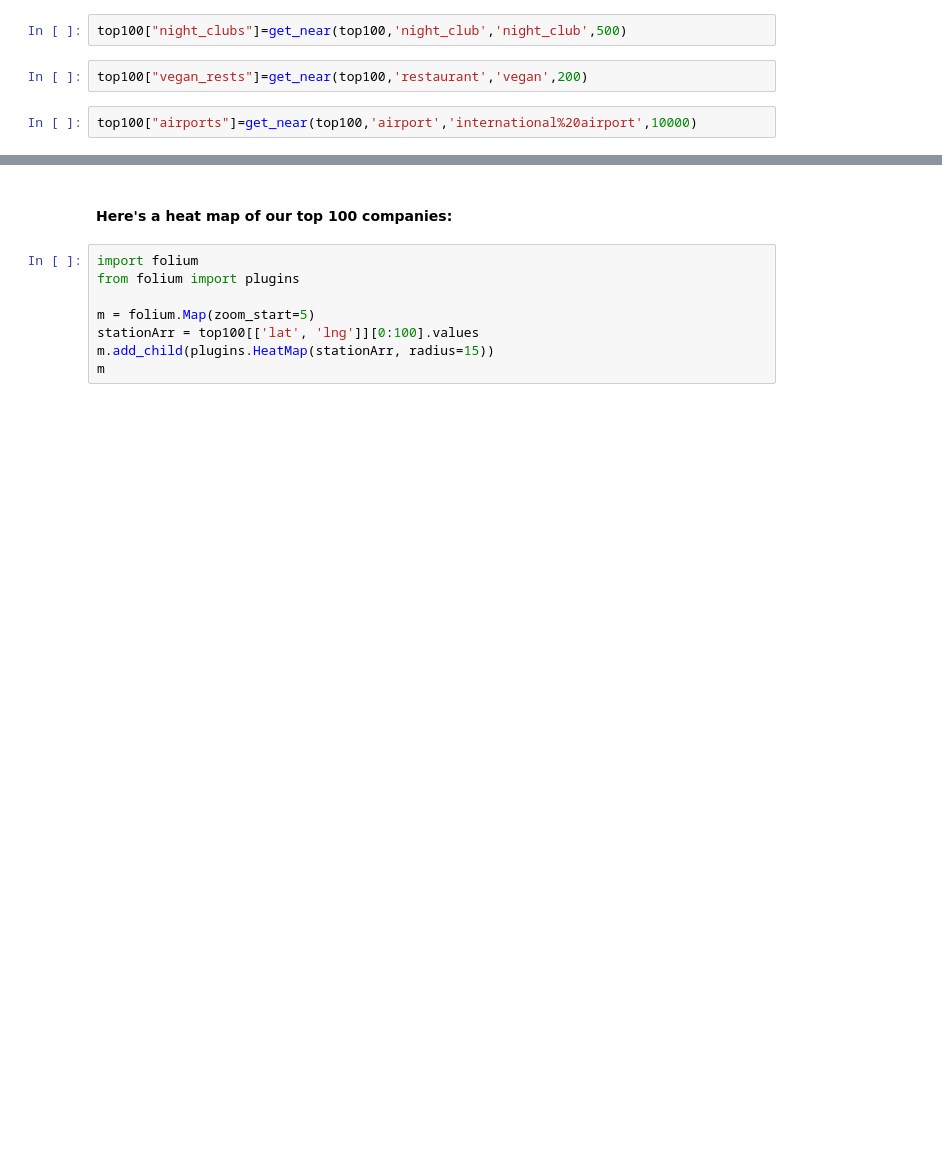
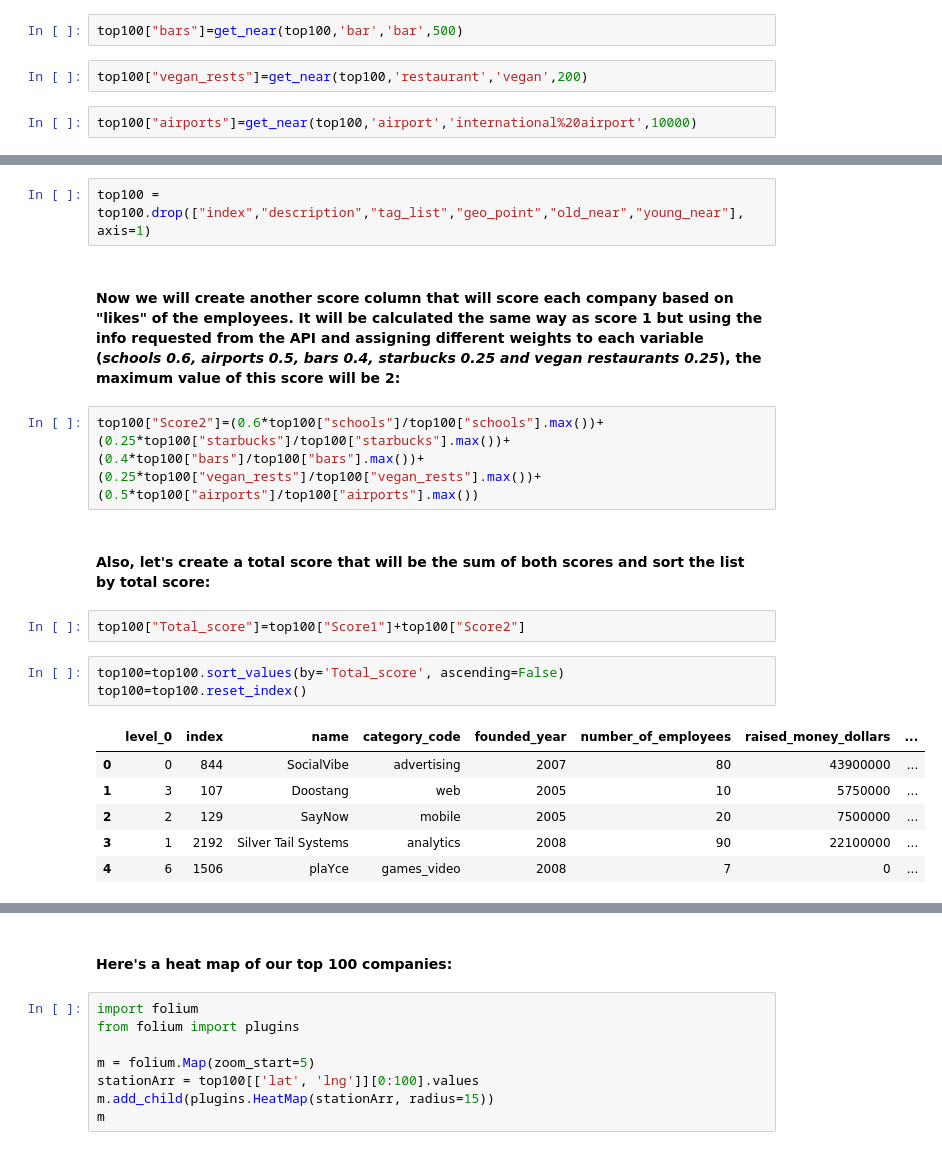
Before and after one commit to maxsanchezdp/project-visualizing-real-world-data-project, a Jupyter notebook: my-code/1. Geoqueries.ipynb, the cells around one changed output, grey strips where cells are left out. Cells and saved outputs as stored; diff of their text form; blank space fills up the shorter version.

```diff
--- a/my-code/1. Geoqueries.ipynb
+++ b/my-code/1. Geoqueries.ipynb
@@ -177,7 +173,7 @@ top100["schools"]=get_near(top100,'school','school',1000)
 # %%
 top100["starbucks"]=get_near(top100,'cafe','starbucks',200)
 # %%
-top100["night_clubs"]=get_near(top100,'night_club','night_club',500)
+top100["bars"]=get_near(top100,'bar','bar',500)
 # %%
 top100["vegan_rests"]=get_near(top100,'restaurant','vegan',200)
 # %%
@@ -205,0 +181,20 @@ top100
+# %%
+top100 = top100.drop(["index","description","tag_list","geo_point","old_near","young_near"], axis=1)
+# %% [markdown]
+#### Now we will create another score column that will score each company based on "likes" of the employees. It will be calculated the same way as score 1 but using the info requested from the API and assigning different weights to each variable (*schools 0.6, airports 0.5, bars 0.4, starbucks 0.25 and vegan restaurants 0.25*), the maximum value of this score will be 2:
+# %%
+top100["Score2"]=(0.6*top100["schools"]/top100["schools"].max())+(0.25*top100["starbucks"]/top100["starbucks"].max())+(0.4*top100["bars"]/top100["bars"].max())+(0.25*top100["vegan_rests"]/top100["vegan_rests"].max())+(0.5*top100["airports"]/top100["airports"].max())
+# %% [markdown]
+#### Also, let's create a total score that will be the sum of both scores and sort the list by total score:
+# %%
+top100["Total_score"]=top100["Score1"]+top100["Score2"]
+# %%
+top100=top100.sort_values(by='Total_score', ascending=False)
+top100=top100.reset_index()
+# %% [output]
+|  | level_0 | index | name | category_code | founded_year | number_of_employees | raised_money_dollars | ... |
+| 0 | 0 | 844 | SocialVibe | advertising | 2007 | 80 | 43900000 | ... |
+| 1 | 3 | 107 | Doostang | web | 2005 | 10 | 5750000 | ... |
+| 2 | 2 | 129 | SayNow | mobile | 2005 | 20 | 7500000 | ... |
+| 3 | 1 | 2192 | Silver Tail Systems | analytics | 2008 | 90 | 22100000 | ... |
+| 4 | 6 | 1506 | plaYce | games_video | 2008 | 7 | 0 | ... |
```
Also changed, not shown: parts of 16 cells of this notebook.
